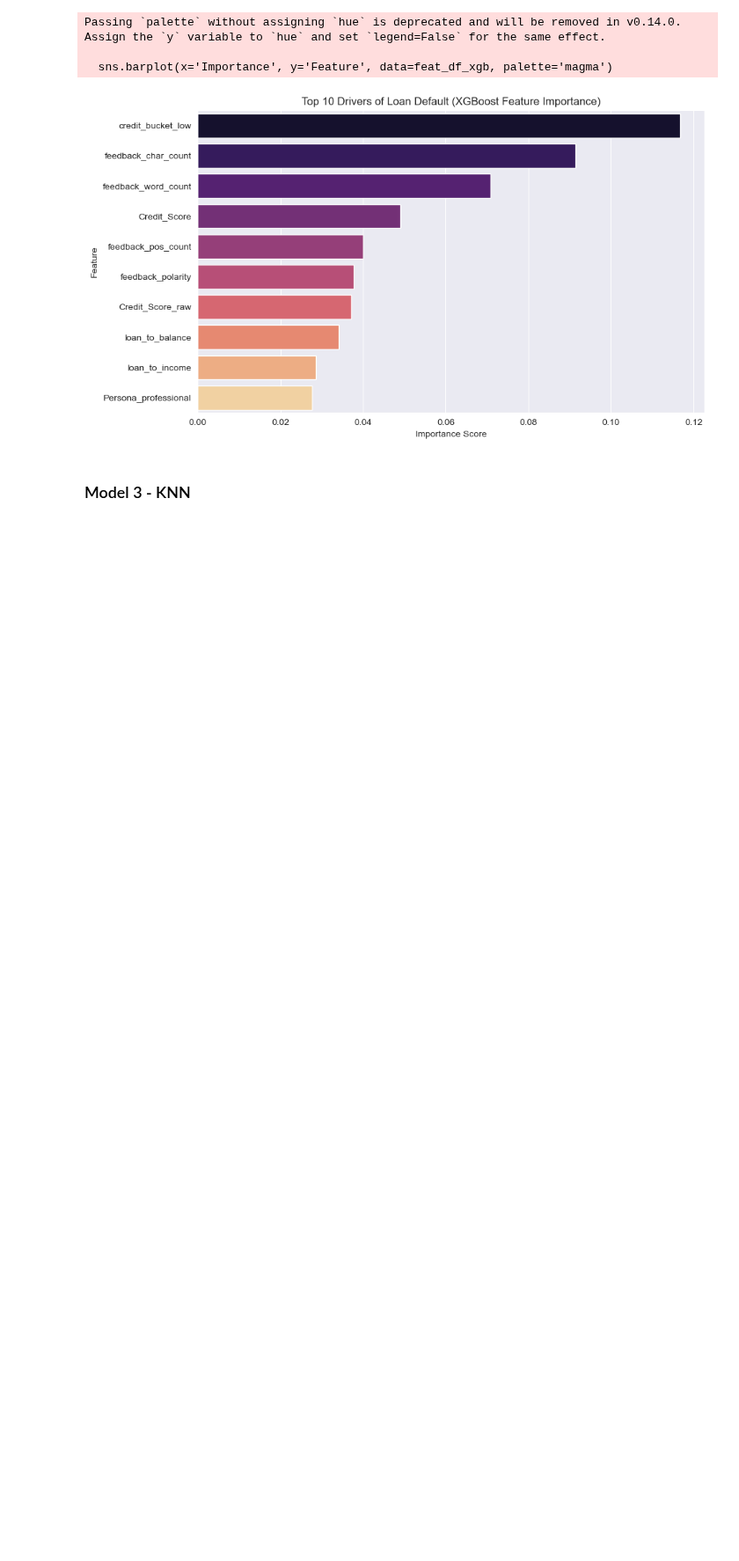
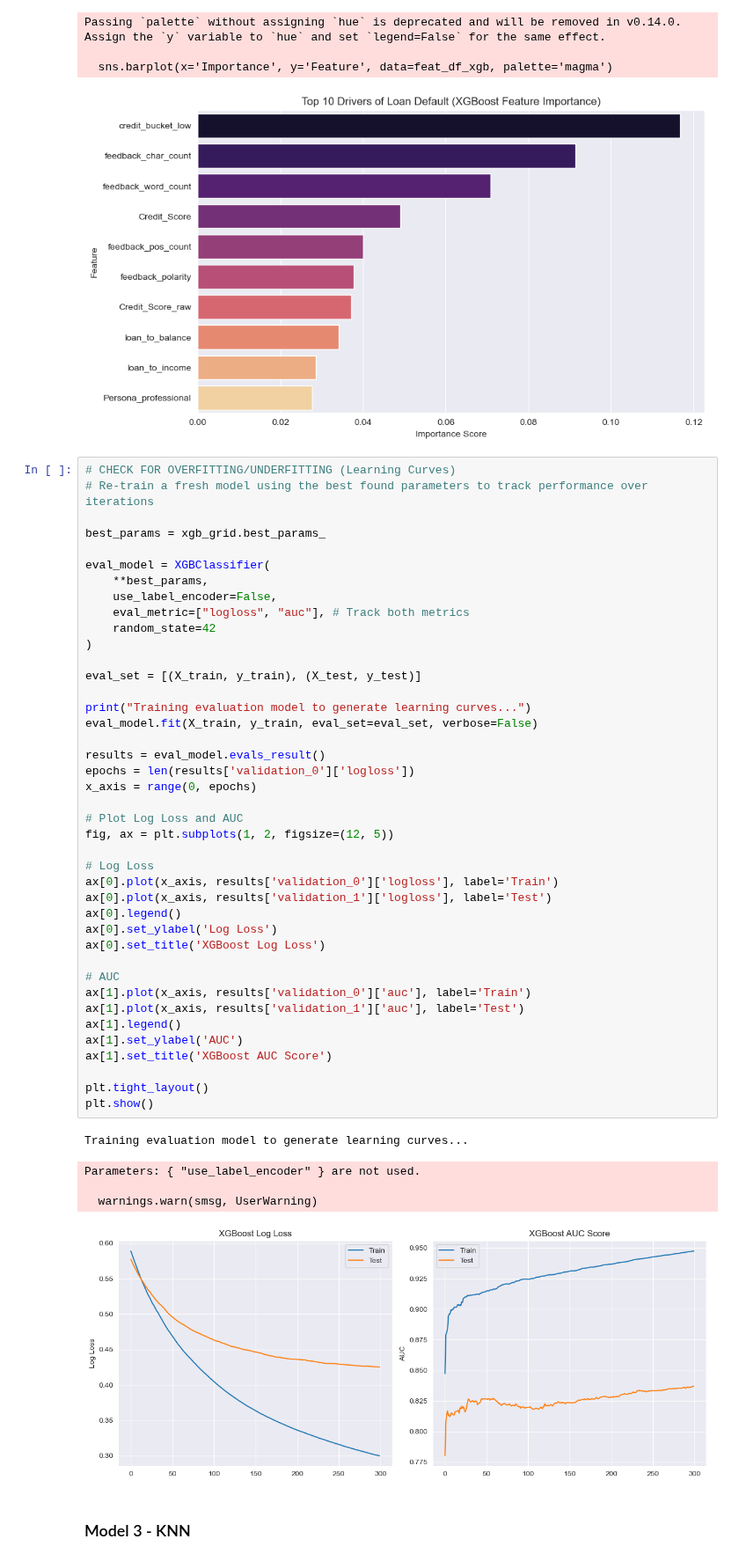
Before and after one commit to PoisonDarterz/wie3007_assignment, a Jupyter notebook: group_project.ipynb, the cells around one changed output. Shown at 88% size. Saved outputs shown, nothing was run; the diff lists cells and outputs as text; blank space fills up the shorter version.

Commit message:
add fitting graphs

```diff
--- a/group_project.ipynb
+++ b/group_project.ipynb
@@ -1081,6 +1081,53 @@ Passing `palette` without assigning `hue` is deprecated and will be removed in v
 
   sns.barplot(x='Importance', y='Feature', data=feat_df_xgb, palette='magma')
 [figure]
+# %%
+# CHECK FOR OVERFITTING/UNDERFITTING (Learning Curves)
+# Re-train a fresh model using the best found parameters to track performance over iterations
+
+best_params = xgb_grid.best_params_
+
+eval_model = XGBClassifier(
+    **best_params,
+    use_label_encoder=False,
+    eval_metric=["logloss", "auc"], # Track both metrics
+    random_state=42
+)
+
+eval_set = [(X_train, y_train), (X_test, y_test)]
+
+print("Training evaluation model to generate learning curves...")
+eval_model.fit(X_train, y_train, eval_set=eval_set, verbose=False)
+
+results = eval_model.evals_result()
+epochs = len(results['validation_0']['logloss'])
+x_axis = range(0, epochs)
+
+# Plot Log Loss and AUC
+fig, ax = plt.subplots(1, 2, figsize=(12, 5))
+
+# Log Loss
+ax[0].plot(x_axis, results['validation_0']['logloss'], label='Train')
+ax[0].plot(x_axis, results['validation_1']['logloss'], label='Test')
+ax[0].legend()
+ax[0].set_ylabel('Log Loss')
+ax[0].set_title('XGBoost Log Loss')
+
+# AUC
+ax[1].plot(x_axis, results['validation_0']['auc'], label='Train')
+ax[1].plot(x_axis, results['validation_1']['auc'], label='Test')
+ax[1].legend()
+ax[1].set_ylabel('AUC')
+ax[1].set_title('XGBoost AUC Score')
+
+plt.tight_layout()
+plt.show()
+# %% [output]
+Training evaluation model to generate learning curves...
+Parameters: { "use_label_encoder" } are not used.
+
+  warnings.warn(smsg, UserWarning)
+[figure, added]
 # %% [markdown]
 ### Model 3 - KNN
 # %%
```
